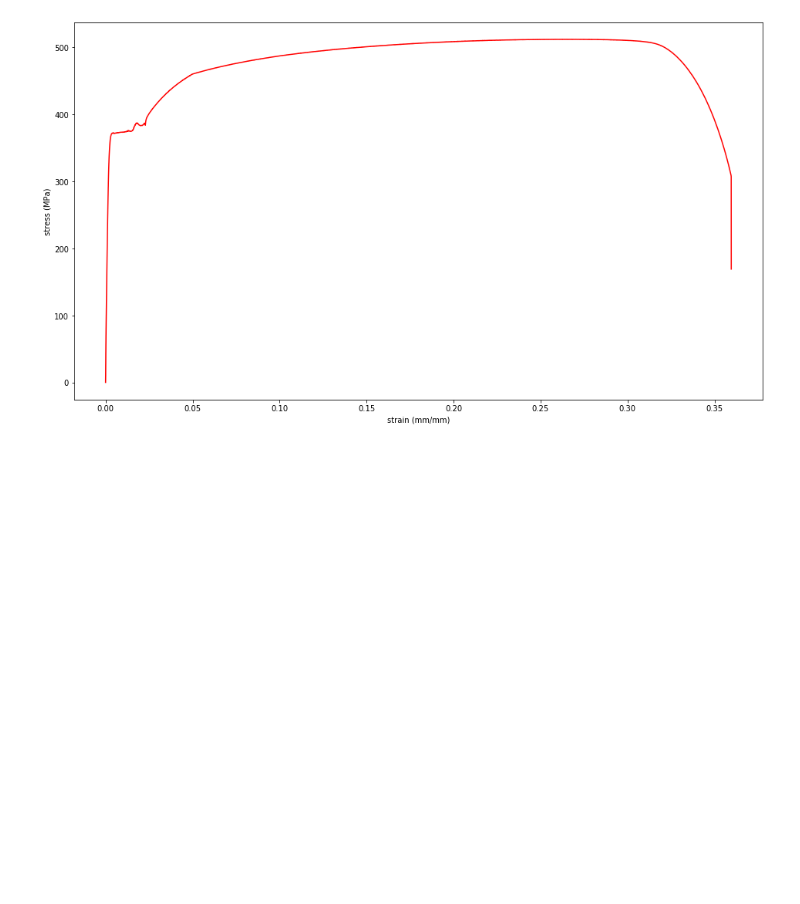
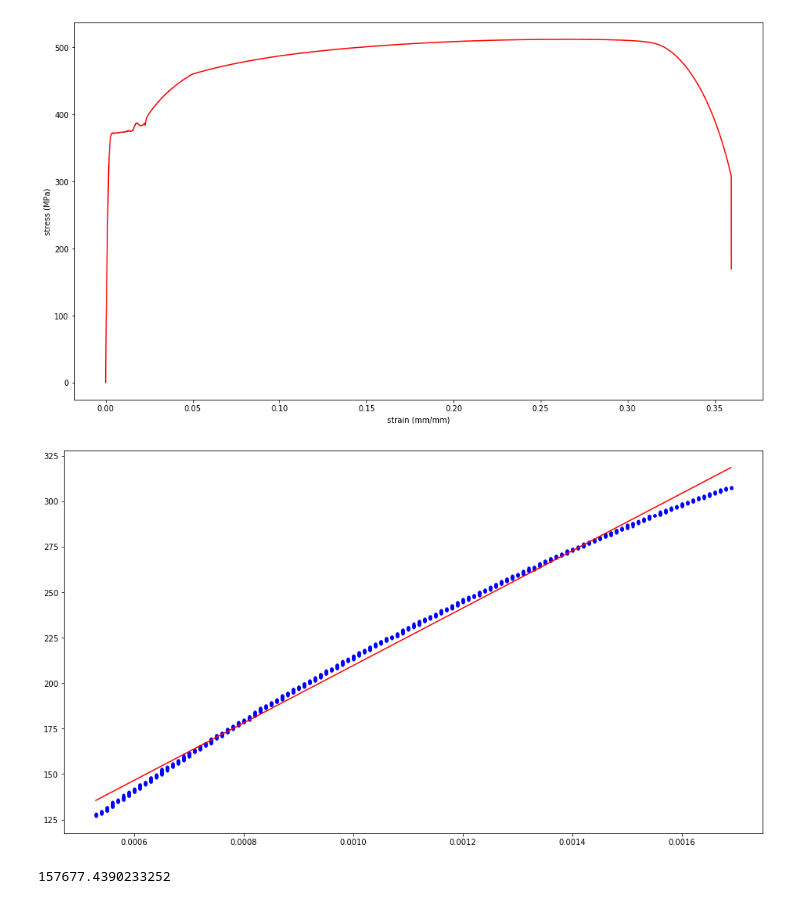
Before and after one commit to pedrodamas0803/mechtest_ufmg, a Jupyter notebook: tensile_test.ipynb, the cells around one changed output. Cells and saved outputs as stored; diff of their text form; code cells hidden in the pictures; blank space fills up the shorter version.

```diff
--- a/tensile_test.ipynb
+++ b/tensile_test.ipynb
@@ -36,0 +38,30 @@ def yielding:
+# %%
+def hooke(eps, E, b):
+    return E * eps + b
+# %%
+elastic = data[1000:2500]
+eps = elastic['(mm/mm)']
+sig = elastic['(MPa)']
+
+def elastic_mod(eps, sig):
+    init_guess = [150000, 0]
+
+    model = curve_fit(hooke, eps, sig, init_guess)
+
+    ans, cov = model
+    E, b = ans
+    fit_curve = E * eps + b
+
+    %matplotlib inline
+    plt.figure(figsize = (16,9))
+    plt.plot(eps, sig, 'b.')
+    plt.plot(eps, fit_curve, 'r-' )
+    return E, int(b)
+# %%
+E, b = elastic_mod(eps, sig)
+# %% [output]
+[figure, added]
+# %%
+E
+# %% [output]
+157677.4390233252
```
Also changed, not shown: parts of 11 cells of this notebook.
